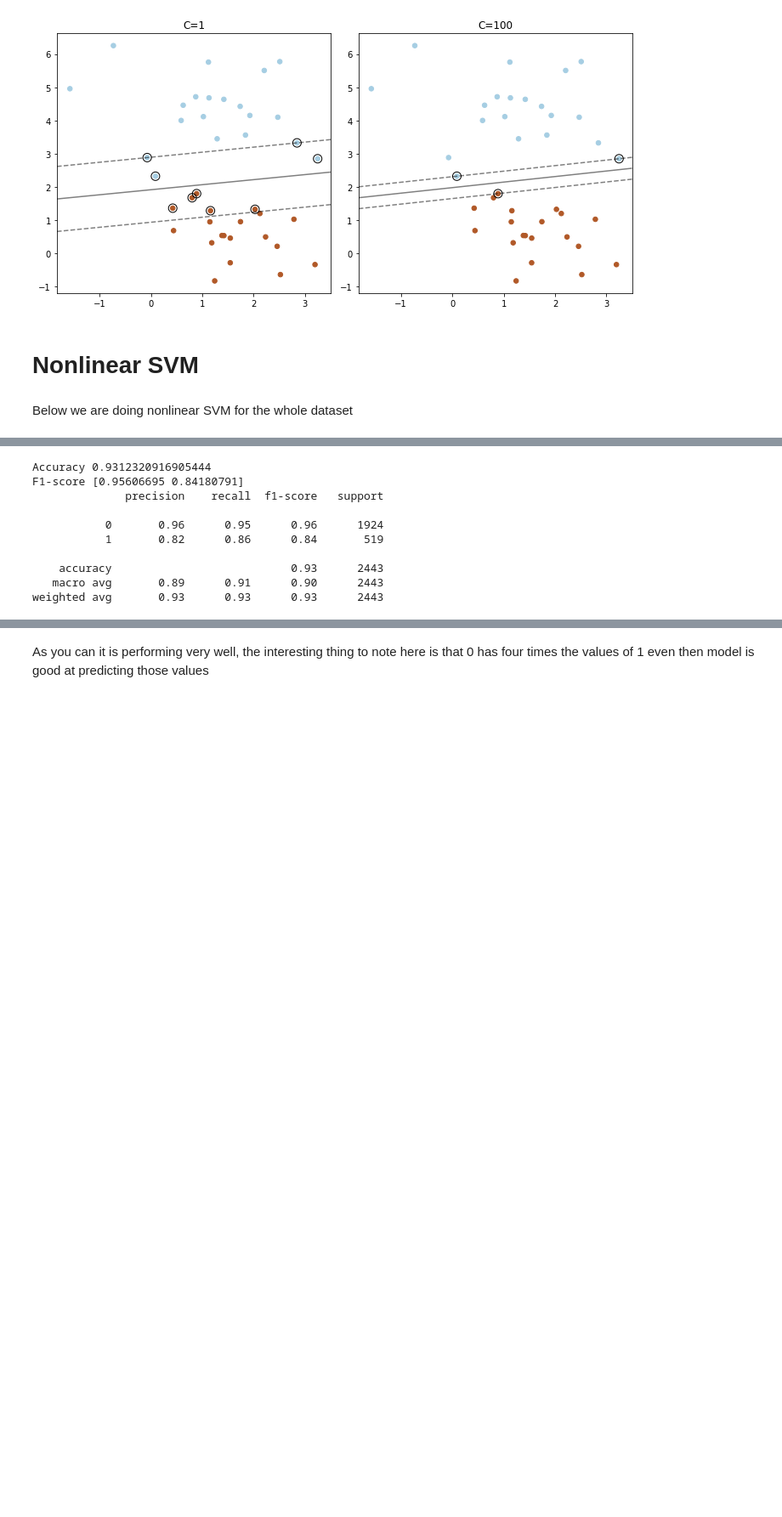
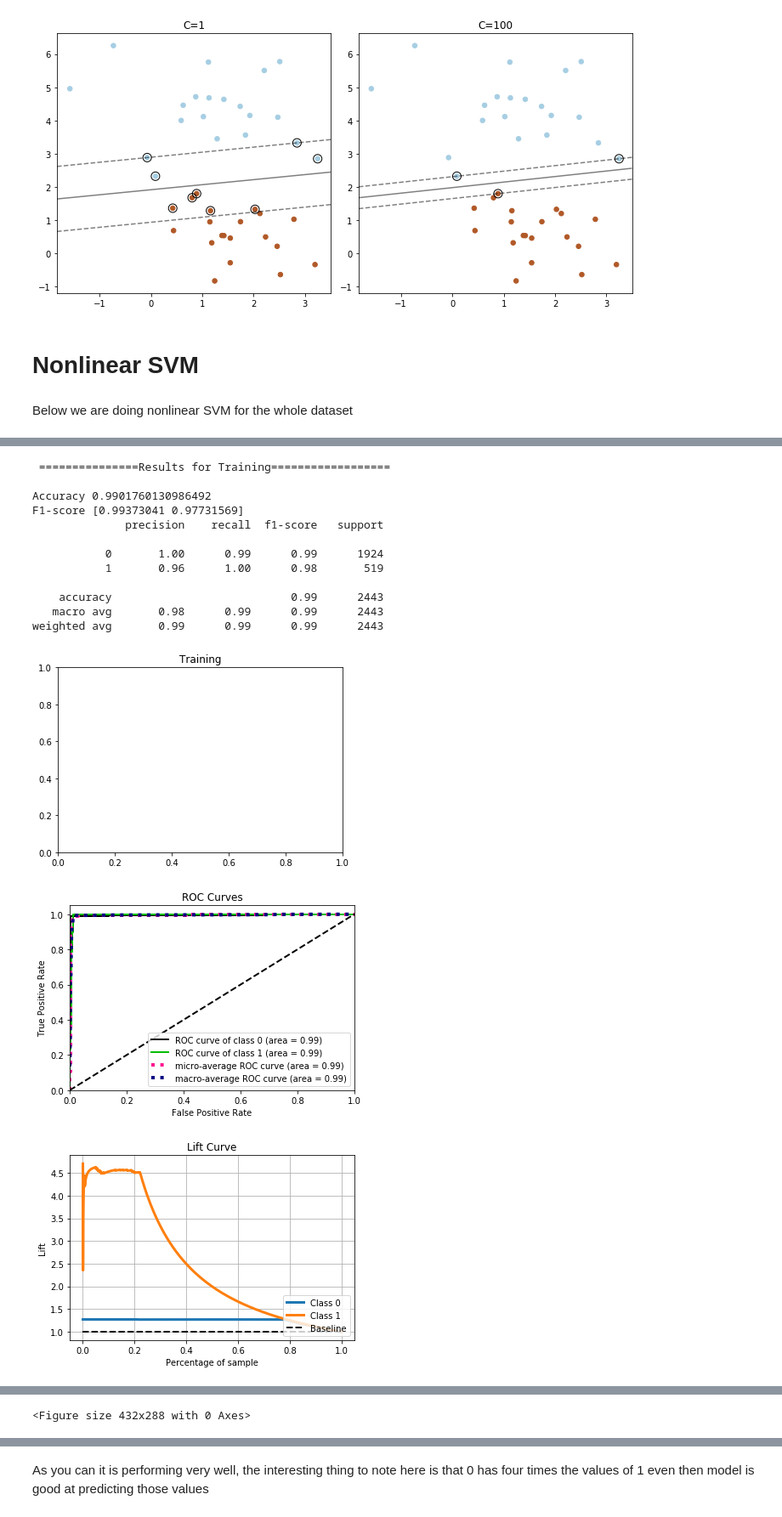
Before and after one commit to piyushtada/data_mining_2020_project_occupancy_detection, a Jupyter notebook: jupyter_notebooks/05_support_vector_machines.ipynb, the cells around one changed output, grey strips where cells are left out. Shown at 85% size. Cells and saved outputs as stored; diff of their text form; code cells hidden in the pictures; blank space fills up the shorter version.

```diff
--- a/jupyter_notebooks/05_support_vector_machines.ipynb
+++ b/jupyter_notebooks/05_support_vector_machines.ipynb
@@ -227,8 +264,2 @@ df.head()
-# %%
-attributes = [col for col in df.columns if col != class_name] #['Temperature','Humidity']
-X = df[attributes].values
-y = df[class_name]
-
-X_train, X_test, y_train, y_test = train_test_split(X, y, test_size=0.3, random_state=100, stratify=y)
 # %%
 from sklearn.svm import SVC
@@ -269,9 +266 @@ df.tail()
-# %%
-# preparing the data
-class_name = "Occupancy"
-attributes = [col for col in df.columns if col != class_name]
-X = df[attributes].values
-y = df[class_name]
-
-X_train, X_test, y_train, y_test = train_test_split(X, y, test_size=0.3, random_state=100, stratify=y)
 # %%
@@ -281,2 +268,2 @@ from sklearn.svm import SVC
 # %%
-svm = SVC(gamma='auto', random_state= 45, probability=True)
+svm = SVC(gamma='auto', random_state= 45, probability=True,C=0.1)
@@ -286,5 +270,5 @@ parameters = {'C':[0.1, 1, 10], 'kernel':['linear', 'rbf', 'poly']}
 # %%
-# svm = SVC(gamma='auto', random_state= 45, probability=True)
-searcher = GridSearchCV(svm, param_grid = parameters)
-
-searcher.fit(X_train, y_train)
+for kernel in ['linear', 'rbf', 'poly']:
+    svm = SVC(gamma='auto', random_state= 45, probability=True,C=0.1, kernel=kernel)
+    svm.fit(X_train, y_train)
+    show_result_table(clf=svm)
@@ -291,22 +293,18 @@ searcher.fit(X_train, y_train)
-# %%
-clf = SVC(gamma='auto', random_state=42, probability=True)
-clf.fit(X_train, y_train)
-
-y_pred = clf.predict(X_test)
-
-print('Accuracy %s' % accuracy_score(y_test, y_pred))
-print('F1-score %s' % f1_score(y_test, y_pred, average=None))
-print(classification_report(y_test, y_pred))
-
-y_score = clf.predict_proba(X_test)
-# %% [output]
-Accuracy 0.9312320916905444
-F1-score [0.95606695 0.84180791]
-              precision    recall  f1-score   support
-
-           0       0.96      0.95      0.96      1924
-           1       0.82      0.86      0.84       519
-
-    accuracy                           0.93      2443
-   macro avg       0.89      0.91      0.90      2443
-weighted avg       0.93      0.93      0.93      2443
+# %%
+show_report(clf=svm)
+# %% [output]
+ ===============Results for Training==================
+
+Accuracy 0.9901760130986492
+F1-score [0.99373041 0.97731569]
+              precision    recall  f1-score   support
+
+           0       1.00      0.99      0.99      1924
+           1       0.96      1.00      0.98       519
+
+    accuracy                           0.99      2443
+   macro avg       0.98      0.99      0.99      2443
+weighted avg       0.99      0.99      0.99      2443
+[figure, added]
+[figure, added]
+[figure, added]
@@ -312,0 +341 @@ weighted avg       0.93      0.93      0.93      2443
+<Figure size 432x288 with 0 Axes>
```
Also changed, not shown: parts of 49 cells of this notebook, 1 other file.
